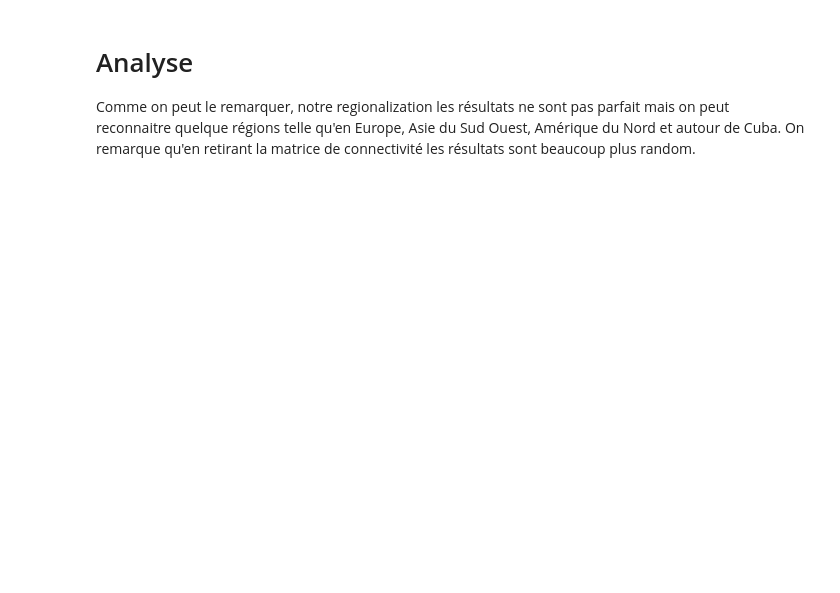
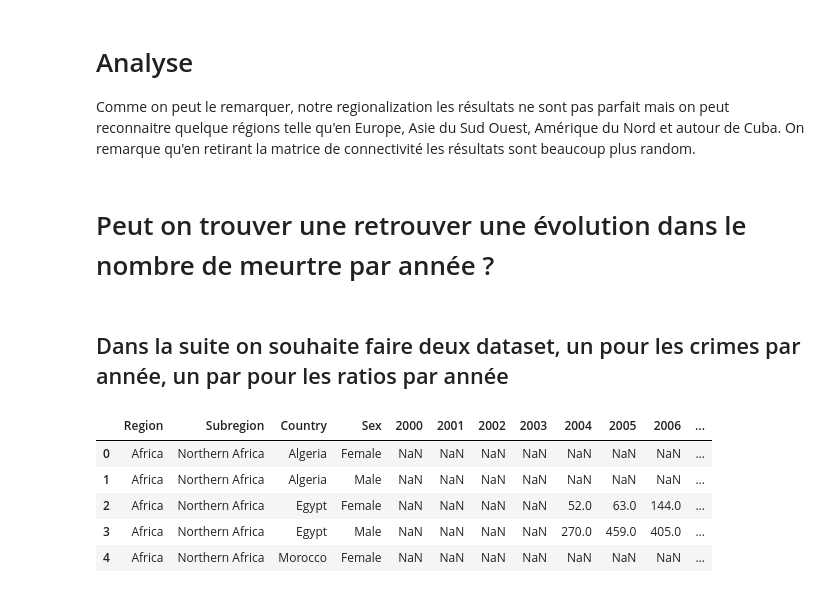
Before and after one commit to adesbx/homicideAnalysis, a Jupyter notebook: projet.ipynb, the cells around one changed output. Drawn from its saved outputs; the diff is of its cells as text; code cells hidden in the pictures; blank space fills up the shorter version.

```diff
--- a/projet.ipynb
+++ b/projet.ipynb
@@ -667,3 +641,18 @@ folium_map
 # %% [markdown]
 # Analyse
 Comme on peut le remarquer, notre regionalization les résultats ne sont pas parfait mais on peut reconnaitre quelque régions telle qu'en Europe, Asie du Sud Ouest, Amérique du Nord et autour de Cuba. On remarque qu'en retirant la matrice de connectivité les résultats sont beaucoup plus random.
+# %% [markdown]
+# Peut on trouver une retrouver une évolution dans le nombre de meurtre par année ?
+# %% [markdown]
+## Dans la suite on souhaite faire deux dataset, un pour les crimes par année, un par pour les ratios par année
+# %%
+df_count = df[['Info', 'Count']].copy()
+df_count = df_count.droplevel(0, axis=1)
+df_count.head()
+# %% [output]
+|  | Region | Subregion | Country | Sex | 2000 | 2001 | 2002 | 2003 | 2004 | 2005 | 2006 | ... |
+| 0 | Africa | Northern Africa | Algeria | Female | NaN | NaN | NaN | NaN | NaN | NaN | NaN | ... |
+| 1 | Africa | Northern Africa | Algeria | Male | NaN | NaN | NaN | NaN | NaN | NaN | NaN | ... |
+| 2 | Africa | Northern Africa | Egypt | Female | NaN | NaN | NaN | NaN | 52.0 | 63.0 | 144.0 | ... |
+| 3 | Africa | Northern Africa | Egypt | Male | NaN | NaN | NaN | NaN | 270.0 | 459.0 | 405.0 | ... |
+| 4 | Africa | Northern Africa | Morocco | Female | NaN | NaN | NaN | NaN | NaN | NaN | NaN | ... |
```
Also changed, not shown: parts of 7 cells of this notebook.
